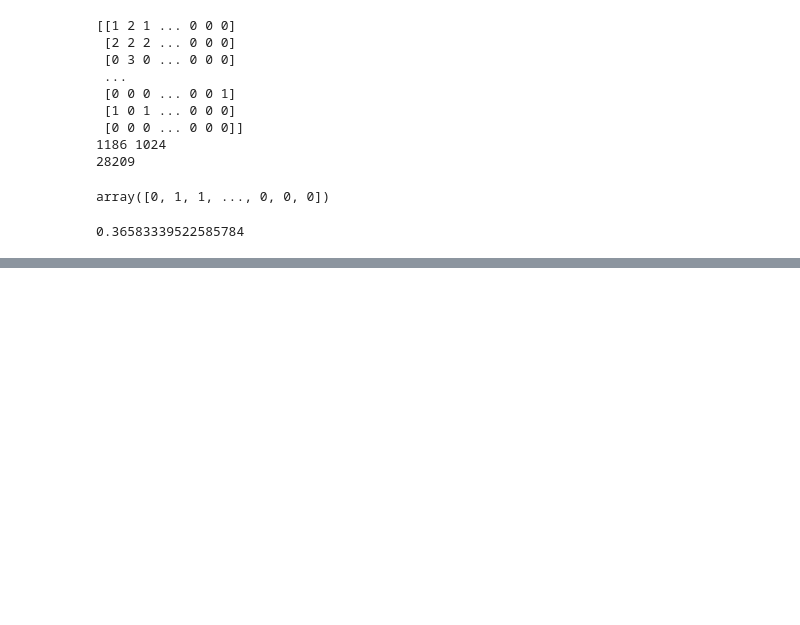
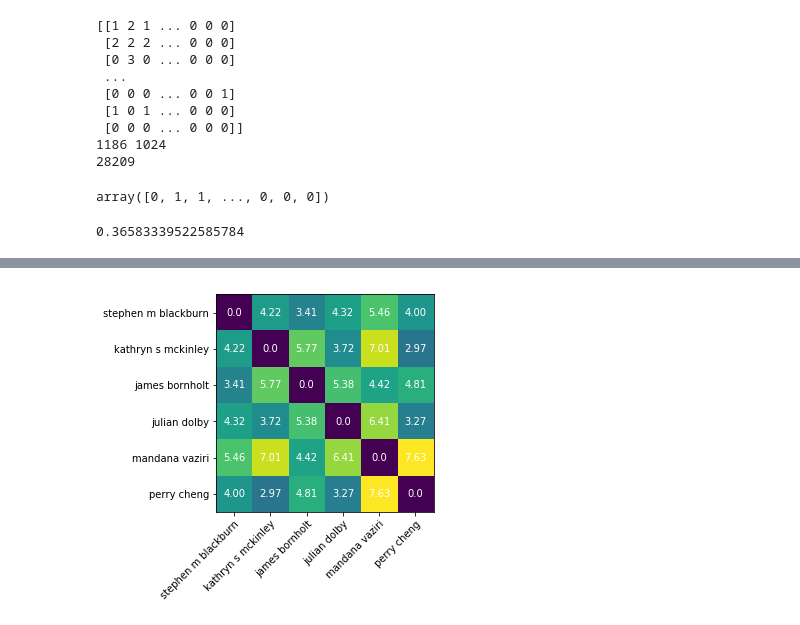
Before and after one commit to csmetrics/influencemap, a Jupyter notebook: research/models/test.ipynb, the cells around one changed output, grey strips where cells are left out. Drawn from its saved outputs; the diff is of its cells as text; code cells hidden in the pictures; blank space fills up the shorter version.

```diff
--- a/research/models/test.ipynb
+++ b/research/models/test.ipynb
@@ -119,0 +206,25 @@ bov.most_sim(auth_vec)
+# %%
+import scipy
+
+emd = lambda x, y: scipy.stats.wasserstein_distance(x/x.sum(), y/y.sum())
+#emd_matrix = bov.gen_cmp_matrix(vec_list, calc=scipy.stats.wasserstein_distance)
+emd_matrix = gen_cmp_matrix(vec_list, calc=emd)
+
+fig, ax = plt.subplots()
+im = ax.imshow(emd_matrix)
+
+ax.set_xticks(np.arange(len(auth_list)))
+ax.set_yticks(np.arange(len(auth_list)))
+
+ax.set_xticklabels(auth_list)
+ax.set_yticklabels(auth_list)
+
+plt.setp(ax.get_xticklabels(), rotation=45, ha="right",
+         rotation_mode="anchor")
+
+for i in range(len(auth_list)):
+    for j in range(len(auth_list)):
+        text = ax.text(j, i, str(emd_matrix[i, j] * 10000)[0:4],
+                       ha="center", va="center", color="w")
+# %% [output]
+[figure, added]
```
Also changed, not shown: parts of 20 cells of this notebook, 4 other files.
